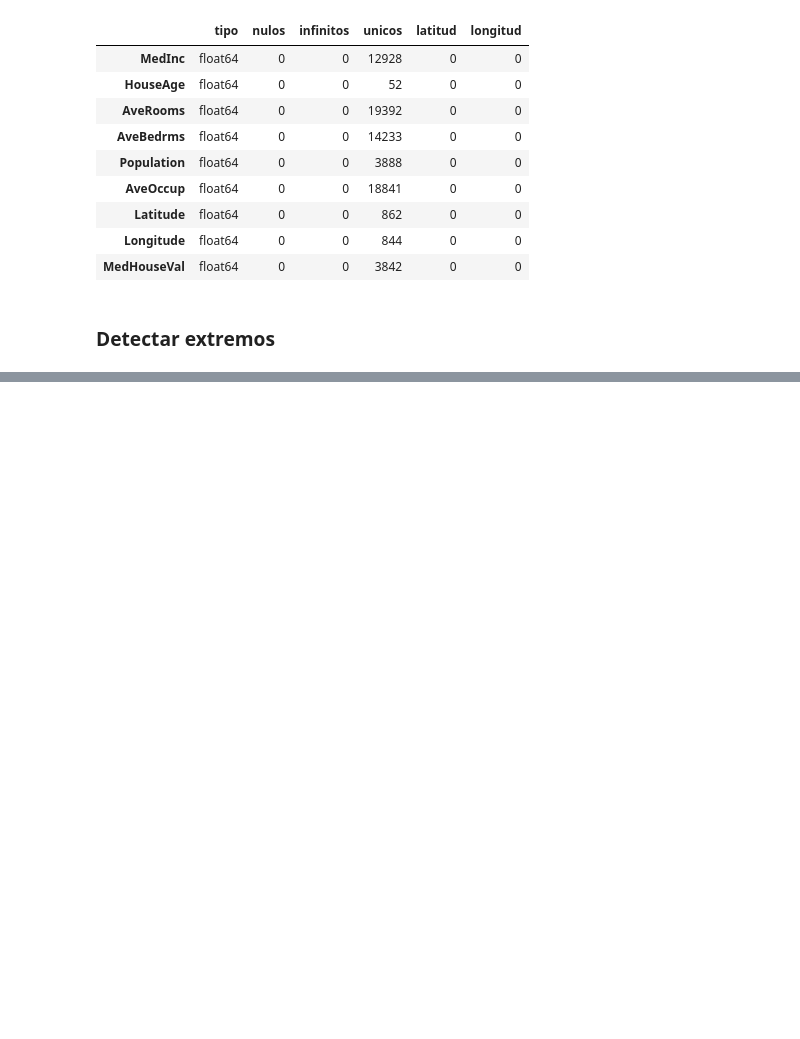
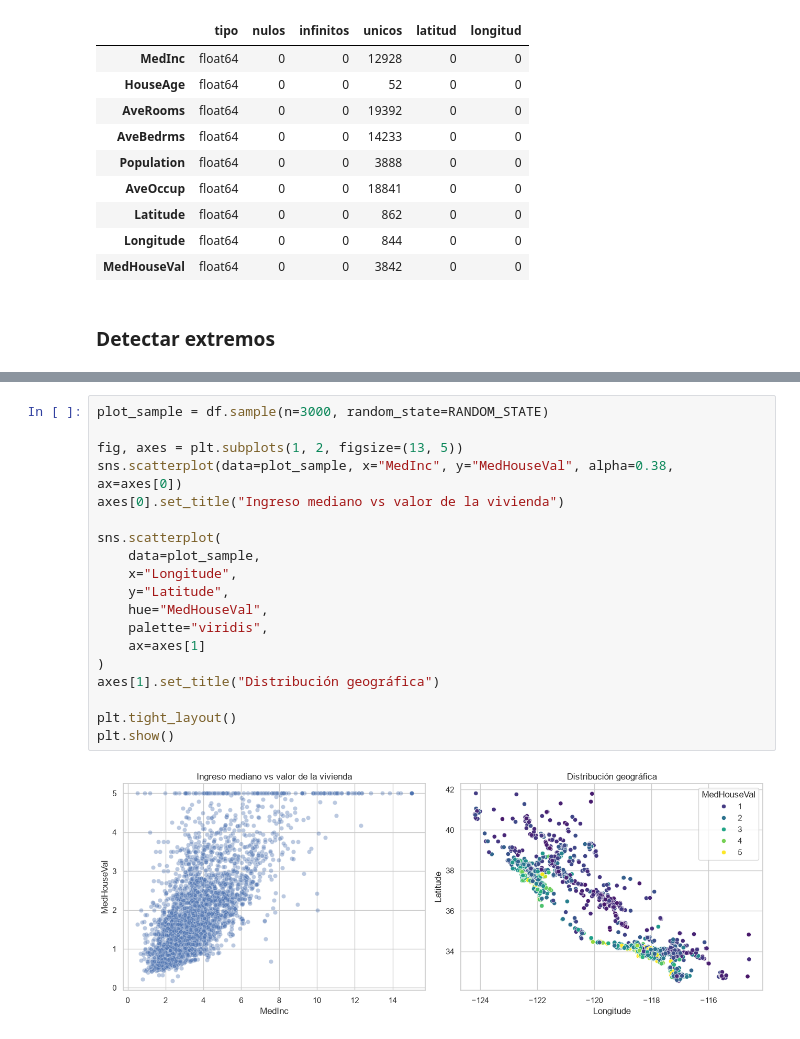
Before and after one commit to marcell-llerena/datascience-g8, a Jupyter notebook: notebooks/20260902_33_regresion_lineal.ipynb, the cells around one changed output, grey strips where cells are left out. Cells and saved outputs as stored; diff of their text form; blank space fills up the shorter version.

```diff
--- a/notebooks/20260902_33_regresion_lineal.ipynb
+++ b/notebooks/20260902_33_regresion_lineal.ipynb
@@ -89,0 +144,21 @@ pd.DataFrame({
+# %%
+plot_sample = df.sample(n=3000, random_state=RANDOM_STATE)
+
+fig, axes = plt.subplots(1, 2, figsize=(13, 5))
+sns.scatterplot(data=plot_sample, x="MedInc", y="MedHouseVal", alpha=0.38, ax=axes[0])
+axes[0].set_title("Ingreso mediano vs valor de la vivienda")
+
+sns.scatterplot(
+    data=plot_sample,
+    x="Longitude",
+    y="Latitude",
+    hue="MedHouseVal",
+    palette="viridis",
+    ax=axes[1]
+)
+axes[1].set_title("Distribución geográfica")
+
+plt.tight_layout()
+plt.show()
+# %% [output]
+[figure, added]
```
Also changed, not shown: parts of 6 cells of this notebook.
